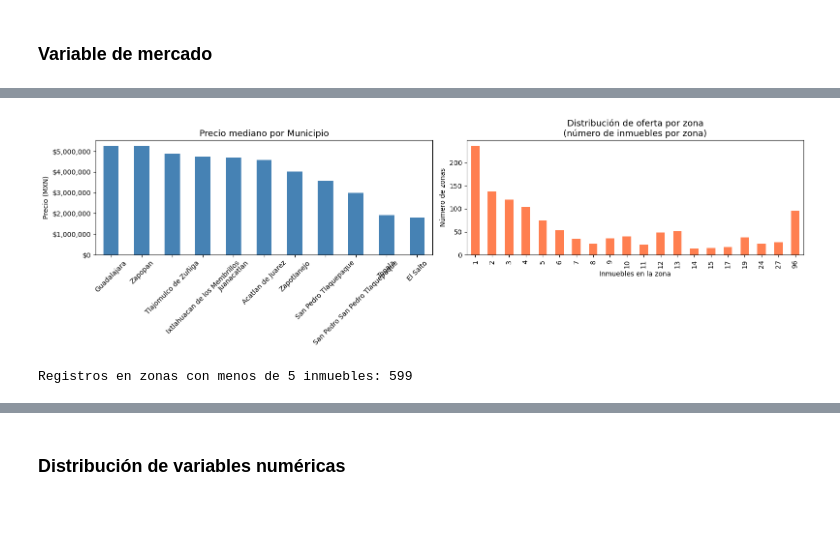
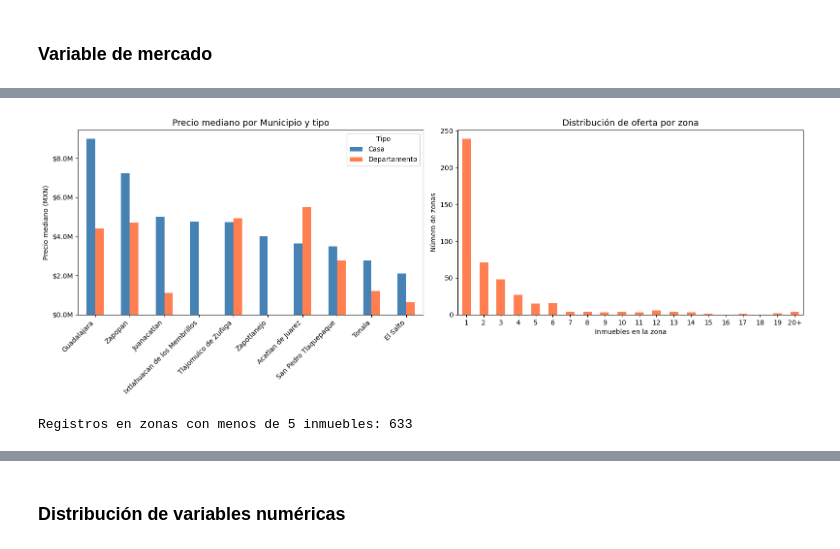
Before and after one commit to MichelleRomoM/Tesis-Maestria-DSS, a Jupyter notebook: Códigos/Segmentacion (DSS).ipynb, the cells around one changed output, grey strips where cells are left out. Cells and saved outputs as stored; diff of their text form; code cells hidden in the pictures; blank space fills up the shorter version.

```diff
--- a/Códigos/Segmentacion (DSS).ipynb
+++ b/Códigos/Segmentacion (DSS).ipynb
@@ -70,11 +69,11 @@ La eliminación de duplicados mediante la columna Link para evitar que propiedad
 # %%
-### ---- DATA
 df = pd.read_excel("datos.xlsx")
 antes = len(df)
+
+df = df.drop_duplicates(subset=["Link"], keep="last").copy()
+despues = len(df)
+
 print(f'Registros iniciales; {antes}')
-df = df.drop_duplicates(subset=["Link"])
-df.head()
-despues = len(df)
 print(f'Registros después de duplicados; {len(df)}')
 print(f"Eliminados:{antes - despues:,} ({(antes - despues)/antes*100:.1f}%)")
 # %% [output]
@@ -1576,33 +1466,34 @@ df_zmg['_Precio_mediana_zona_eda'] = df_zmg['Zona'].map(mediana_zona_eda)
 df_zmg['_Oferta_zona_eda']         = df_zmg['Zona'].map(oferta_zona_eda)
 # %%
 ### ---- GRAFICA DISTRIBUCION DE PRECIOS
-fig, axes = plt.subplots(1, 2, figsize=(16, 5))
+fig, axes = plt.subplots(1, 2, figsize=(16, 6))
 
-# Precio mediano por estado
-medianas_municipio = df_zmg.groupby('Municipio')['Precio'].median().sort_values(ascending=False)
-medianas_municipio.plot(kind='bar', ax=axes[0], color='steelblue')
-axes[0].set_title('Precio mediano por Municipio', fontsize=13)
-axes[0].set_ylabel('Precio (MXN)')
+# Mediana por municipio y tipo
+med = (df_zmg.groupby(['Municipio', 'Tipo'])['Precio'].median()
+             .unstack().sort_values('Casa', ascending=False))
+med.plot(kind='bar', ax=axes[0], color=['steelblue', 'coral'])
+axes[0].set_title('Precio mediano por Municipio y tipo', fontsize=13)
 axes[0].set_xlabel('')
-axes[0].tick_params(axis='x', rotation=45)
-axes[0].yaxis.set_major_formatter(plt.FuncFormatter(lambda x, _: f'${x:,.0f}'))
+axes[0].set_ylabel('Precio mediano (MXN)')
+axes[0].yaxis.set_major_formatter(plt.FuncFormatter(lambda x, _: f'${x/1e6:,.1f}M'))
+plt.setp(axes[0].get_xticklabels(), rotation=45, ha='right')
 
-# Distribución de oferta por zona
-df_zmg['_Oferta_zona_eda'].value_counts().sort_index().head(30).plot(
-    kind='bar', ax=axes[1], color='coral'
-)
-axes[1].set_title('Distribución de oferta por zona\n(número de inmuebles por zona)', fontsize=13)
+# ZONAS según su cantidad de inmuebles
+oferta = df_zmg['Zona'].value_counts()
+dist = oferta.clip(upper=20).value_counts().reindex(range(1, 21), fill_value=0)
+dist.plot(kind='bar', ax=axes[1], color='coral')
+axes[1].set_xticklabels([str(i) for i in range(1, 20)] + ['20+'], rotation=0)
+axes[1].set_title('Distribución de oferta por zona', fontsize=13)
 axes[1].set_xlabel('Inmuebles en la zona')
 axes[1].set_ylabel('Número de zonas')
 
 plt.tight_layout()
 plt.show()
 
-zonas_pocas = (df_zmg['_Oferta_zona_eda'] < 5).sum()
-print(f"\nRegistros en zonas con menos de 5 inmuebles: {zonas_pocas:,}")
+print(f"Registros en zonas con menos de 5 inmuebles: {(df_zmg['Zona'].map(oferta) < 5).sum():,}")
 # %% [output]
-[figure, old version]
+[figure, new version]
-Registros en zonas con menos de 5 inmuebles: 599
+Registros en zonas con menos de 5 inmuebles: 633
 # %%
 # Limpiar columnas temporales del EDA — se recalcularán correctamente en preprocesamiento
 df_zmg = df_zmg.drop(columns=['_Precio_mediana_zona_eda', '_Oferta_zona_eda'])
```
Also changed, not shown: parts of 98 cells of this notebook.
